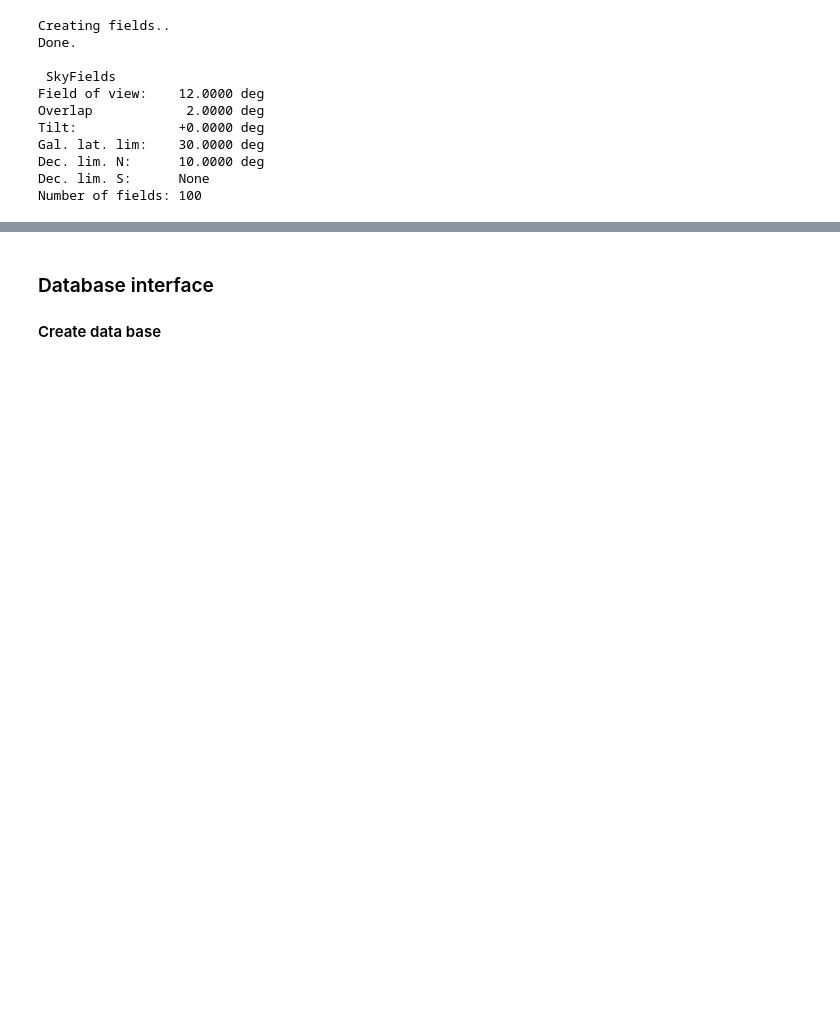
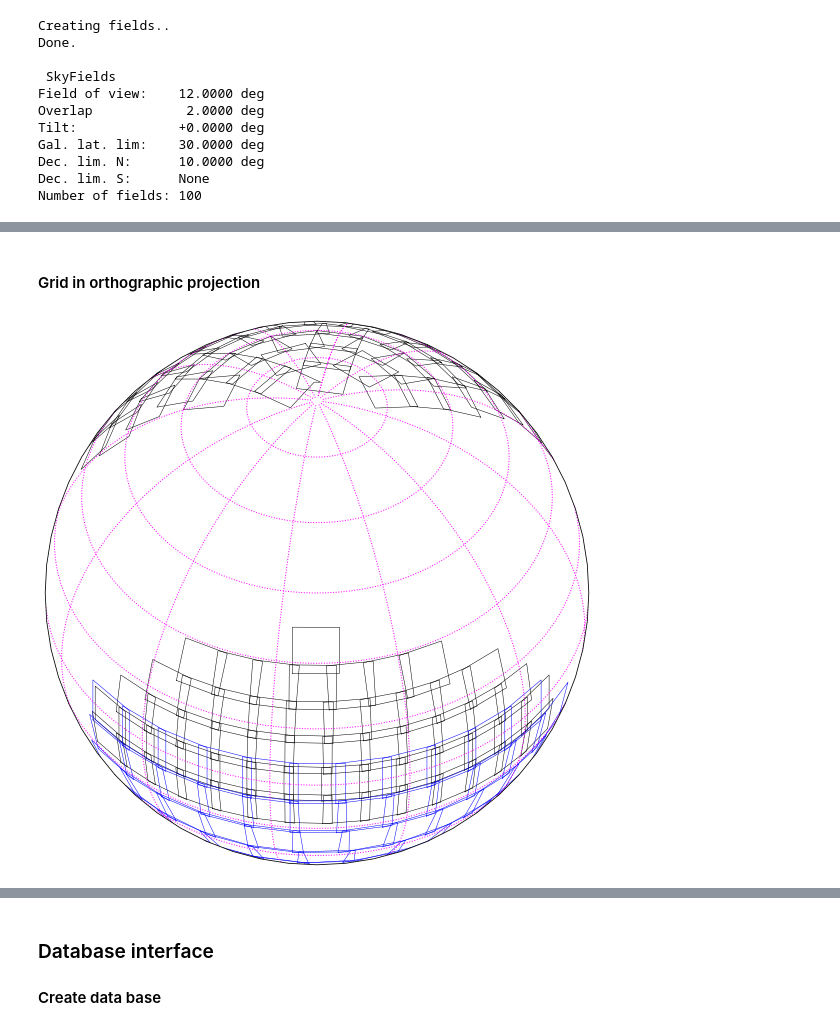
Before and after one commit to skiehl/pasiphae-survey-planner, a Jupyter notebook: SurveyStrategy.ipynb, the cells around one changed output, grey strips where cells are left out. Saved outputs shown, nothing was run; the diff lists cells and outputs as text; code cells hidden in the pictures; blank space fills up the shorter version.

```diff
--- a/SurveyStrategy.ipynb
+++ b/SurveyStrategy.ipynb
@@ -23,3 +29,5 @@ from surveyplanner import ObsWindow, Telescope, SurveyPlanner
+# %%
+plt.style.use('file:///home/skiehl/Projects/Python/Scripts/mypackages/mplstyles/notebook.mplstyle')
 # %% [markdown]
 ## Outline of the survey strategy
 
@@ -230,0 +93,8 @@ The `Reductions` table lists which fields have been reduced. **Note:** This will
+# %%
+fgv = viz.FieldGridVisualizer(fields_north, fields_south)
+# %% [markdown]
+#### Grid in orthographic projection
+# %%
+fgv.orthographic(10, 45);
+# %% [output]
+[figure, added]
```
Also changed, not shown: parts of 93 cells of this notebook, 3 other files.
